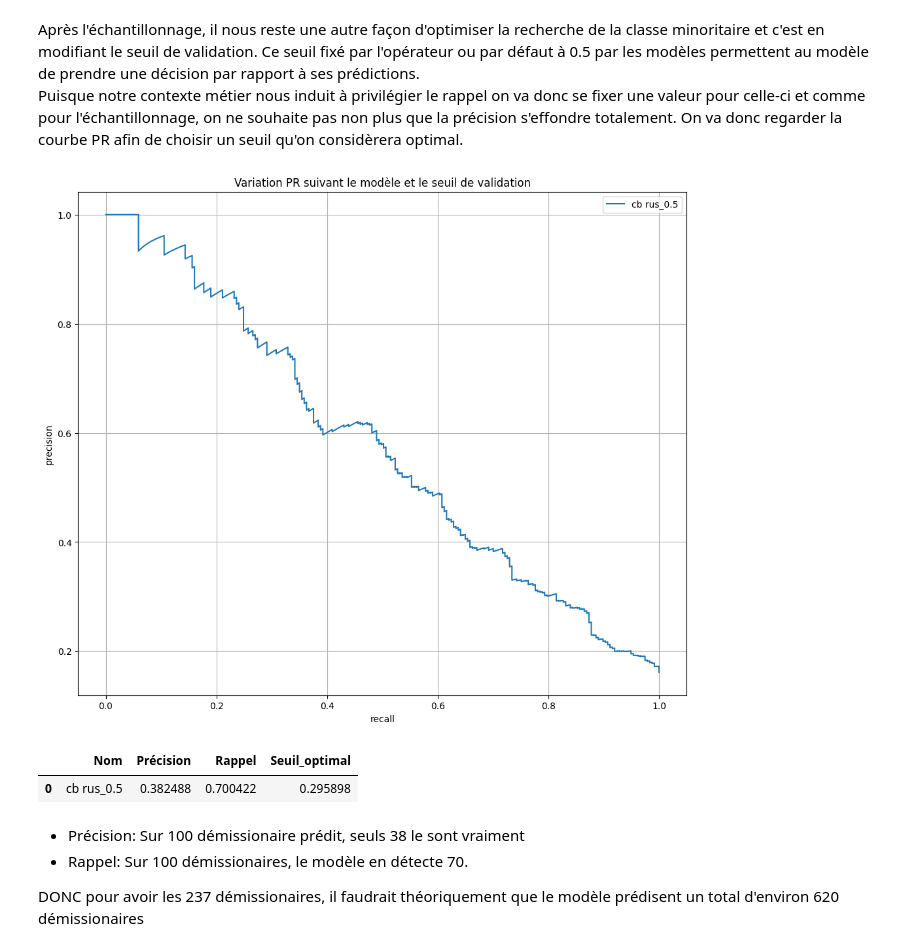
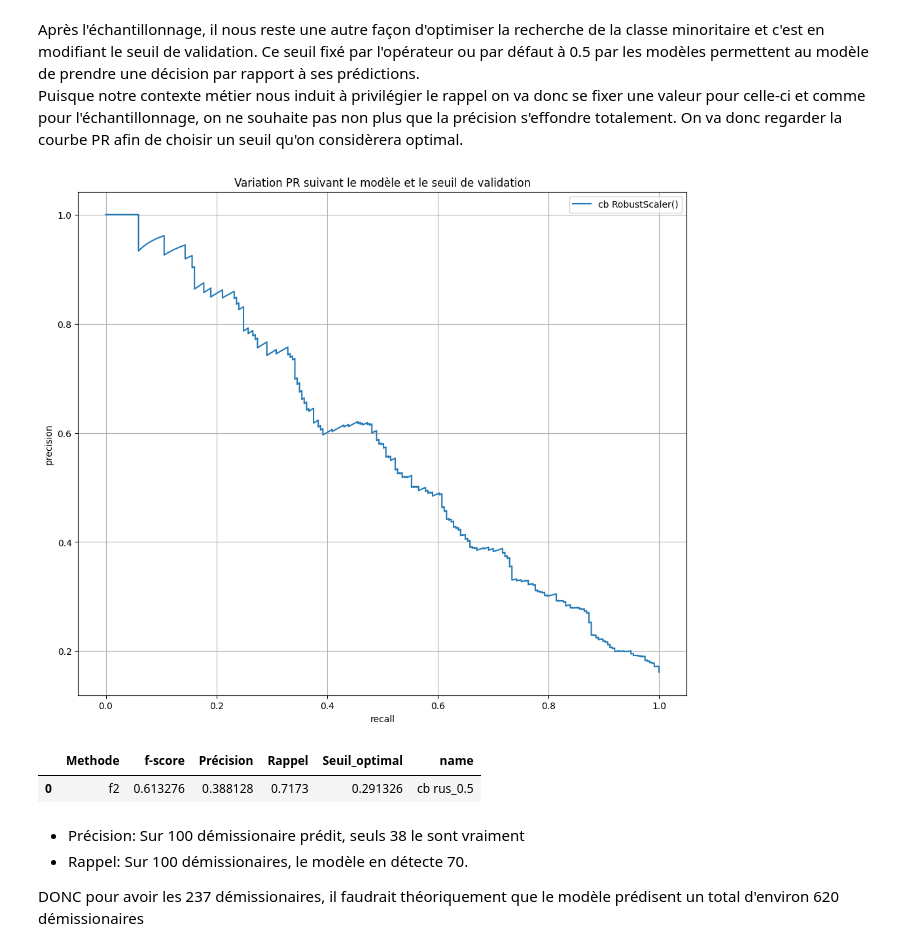
Before and after one commit to S-S-Zheng/Openclassrooms_P5, a Jupyter notebook: model/notebooks/P4_p2.ipynb, the cells around one changed output. Drawn from its saved outputs; the diff is of its cells as text; code cells hidden in the pictures.

```diff
--- a/model/notebooks/P4_p2.ipynb
+++ b/model/notebooks/P4_p2.ipynb
@@ -467,22 +455,22 @@ non-démissionnaire       0.84      0.83      0.83      1233
 # %%
 # Courbe PR (même résultat mais fonction différente juste) -- Recherche d'un seuil de validation optimisé
 
-target_recall = 0.7 # Rappel cible
-threshold_tuning_dict = []
+# target_recall = 0.7 # Rappel cible
+# threshold_tuning_dict = []
 
 plt.figure(figsize=(12,10))
 for i in range(len(comparison_results_cv_concat_y_pred['Modele'])):
 
     precision,recall,thresholds = precision_recall_curve(y,comparison_results_cv_concat_y_pred.loc[i,'y_pred_proba'][:,1])
-    idx = np.argmin(np.abs(recall-target_recall)) # On relève l'indice de l'écart min recall/recall cible
-    opt_threshold = thresholds[idx] if idx < len(thresholds) else 1.0
-    name = f'{comparison_results_cv_concat_y_pred.loc[i,'Modele']} {comparison_results_cv_concat_y_pred.loc[i,'Source']}'
-    threshold_tuning_dict.append({
-        'Nom': name,
-        'Précision' : precision[idx],
-        'Rappel': recall[idx],
-        'Seuil_optimal' : opt_threshold
-    })
+    # idx = np.argmin(np.abs(recall-target_recall)) # On relève l'indice de l'écart min recall/recall cible
+    # opt_threshold = thresholds[idx] if idx < len(thresholds) else 1.0
+    # name = f'{comparison_results_cv_concat_y_pred.loc[i,'Modele']} {comparison_results_cv_concat_y_pred.loc[i,'Source']}'
+    # threshold_tuning_dict.append({
+    #     'Nom': name,
+    #     'Précision' : precision[idx],
+    #     'Rappel': recall[idx],
+    #     'Seuil_optimal' : opt_threshold
+    # })
 
     plt.plot(recall,precision,label=name, linestyle = 'solid' if i <=6 else 'dashed')
 plt.xlabel('recall')
@@ -687,35 +728,32 @@ target_recall = 0.70 # Rappel cible car plus ou moins plateau à ce niveau
 # %%
 # Courbe PR (même résultat mais fonction différente juste) -- Recherche d'un seuil de validation optimisé
-threshold_tuning_dict = []
+# threshold_tuning_dict = []
 
 plt.figure(figsize=(12,10))
 precision,recall,thresholds = precision_recall_curve(y,df_cb_y_pred_rus05_thresh05.loc[0,'y_pred_proba'][:,1])
-idx = np.argmin(np.abs(recall-target_recall)) # On relève l'indice de l'écart min recall/recall cible
-opt_threshold = thresholds[idx] if idx < len(thresholds) else 1.0
-name = f'{df_cb_y_pred_rus05_thresh05.loc[0,'Modele']} {'rus_0.5'}'
-threshold_tuning_dict.append({
-    'Nom': name,
-    'Précision' : precision[idx],
-    'Rappel': recall[idx],
-    'Seuil_optimal' : opt_threshold
-})
+# idx = np.argmin(np.abs(recall-target_recall)) # On relève l'indice de l'écart min recall/recall cible
+# opt_threshold = thresholds[idx] if idx < len(thresholds) else 1.0
+# name = f'{df_cb_y_pred_rus05_thresh05.loc[0,'Modele']} {'rus_0.5'}'
+# threshold_tuning_dict.append({
+#     'Nom': name,
+#     'Précision' : precision[idx],
+#     'Rappel': recall[idx],
+#     'Seuil_optimal' : opt_threshold
+# })
 
 plt.plot(recall,precision,label=name)
 plt.xlabel('recall')
 plt.ylabel('precision')
 plt.title('Variation PR suivant le modèle et le seuil de validation')
 plt.grid(True)
 plt.legend()
 plt.show()
 # %% [output]
-[figure, old version]
+[figure, new version]
 # %%
-# target_recall = 0.7
-# idx = np.argmin(np.abs(recall-target_recall))
-# opt_threshold = thresholds[idx] if idx < len(thresholds) else 1.0
-# print(f' Seuil optimal: {opt_threshold}, Précision = {precision[idx]} et Rappel = {recall[idx]}')
-threshold_tuning_df = pd.DataFrame(threshold_tuning_dict)
-threshold_tuning_df.loc[threshold_tuning_df['Nom'] == 'cb rus_0.5']
+# # target_recall = 0.7
+# # idx = np.argmin(np.abs(recall-target_recall))
+# # opt_threshold = thresholds[idx] if idx < len(thresholds) else 1.0
+# # print(f' Seuil optimal: {opt_threshold}, Précision = {precision[idx]} et Rappel = {recall[idx]}')
+# threshold_tuning_df = pd.DataFrame(threshold_tuning_dict)
+# threshold_tuning_df.loc[threshold_tuning_df['Nom'] == 'cb rus_0.5']
-# %% [output]
-|  | Nom | Précision | Rappel | Seuil_optimal |
-| 0 | cb rus_0.5 | 0.382488 | 0.700422 | 0.295898 |
@@ -722,3 +773,9 @@ threshold_tuning_df.loc[threshold_tuning_df['Nom'] == 'cb rus_0.5']
+# %%
+threshold_tuning_df = pd.DataFrame(threshold_tuning_dict)
+threshold_tuning_df.loc[threshold_tuning_df['name'] == 'cb rus_0.5']
+# %% [output]
+|  | Methode | f-score | Précision | Rappel | Seuil_optimal | name |
+| 0 | f2 | 0.613276 | 0.388128 | 0.7173 | 0.291326 | cb rus_0.5 |
 # %% [markdown]
 - Précision: Sur 100 démissionaire prédit, seuls 38 le sont vraiment
 - Rappel: Sur 100 démissionaires, le modèle en détecte 70.
```
Also changed, not shown: parts of 31 cells of this notebook, 2 other files.
